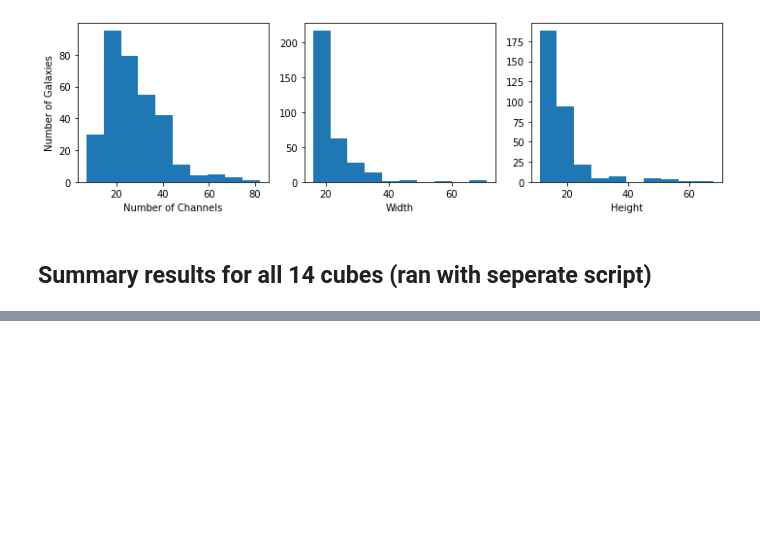
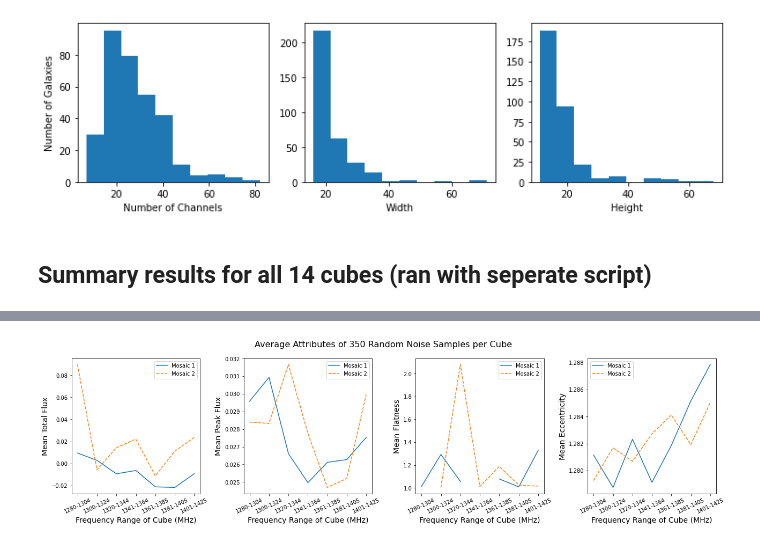
Before and after one commit to Jbarkai/HISourceFinder, a Jupyter notebook: notebooks/Exploratory Analysis.ipynb, the cells around one changed output, grey strips where cells are left out. Cells and saved outputs as stored; diff of their text form; code cells hidden in the pictures; blank space fills up the shorter version.

```diff
--- a/notebooks/Exploratory Analysis.ipynb
+++ b/notebooks/Exploratory Analysis.ipynb
@@ -431,0 +452,64 @@ plt.show()
+# %%
+import pandas as pd
+
+ndf_1353 = pd.DataFrame([i for i in noise_eccentricity if "1353" in i[0]], columns=[["filename", "eccentricity"]])
+ndf_1353.columns = ndf_1353.columns.map(''.join)
+ndf_1353["flatness"] = [i[1] for i in noise_flatness if "1353" in i[0]]
+ndf_1353["peak_flux"] = [i[1] for i in noise_peak_flux if "1353" in i[0]]
+ndf_1353["tot_flux"] = [i[1] for i in noise_tot_flux if "1353" in i[0]]
+ndf_1353['freq_1'] = [freq_dict["mask_" + i.split(".")[0] + ".fits"][0] for i in ndf_1353.filename]
+ndf_1353['freq_labels'] = ["-".join((np.round(np.array(freq_dict["mask_" + i.split(".")[0] + ".fits"])*1e-6)).astype(int).astype(str)) for i in ndf_1353.filename]
+ndf_1353 = ndf_1353.sort_values('freq_1')
+
+ndf_1245 = pd.DataFrame([i for i in noise_eccentricity if "1245" in i[0]], columns=[["filename", "eccentricity"]])
+ndf_1245.columns = ndf_1245.columns.map(''.join)
+ndf_1245["flatness"] = [i[1] for i in noise_flatness if "1245" in i[0]]
+ndf_1245["peak_flux"] = [i[1] for i in noise_peak_flux if "1245" in i[0]]
+ndf_1245["tot_flux"] = [i[1] for i in noise_tot_flux if "1245" in i[0]]
+ndf_1245['freq_1'] = [freq_dict["mask_" + i.split(".")[0] + ".fits"][0] for i in ndf_1245.filename]
+ndf_1245['freq_labels'] = ["-".join((np.round(np.array(freq_dict["mask_" + i.split(".")[0] + ".fits"])*1e-6)).astype(int).astype(str)) for i in ndf_1245.filename]
+ndf_1245 = ndf_1245.sort_values('freq_1')
+# %%
+fig, (ax1, ax2, ax3, ax4) = plt.subplots(1, 4, figsize=(18, 5))
+
+ax1.set_xlabel(r"Frequency Range of Cube (MHz)", fontsize=14)
+ax1.set_xticks(ticks=ndf_1245.freq_1)
+ax1.set_xticklabels(ndf_1245.freq_labels, rotation=25)
+ax1.set_ylabel("Mean Total Flux", fontsize=14)
+ax1.plot(ndf_1245.freq_1, ndf_1245.tot_flux, label="Mosaic 1")
+ax1.plot(ndf_1353.freq_1, ndf_1353.tot_flux, label="Mosaic 2", linestyle="--")
+ax1.tick_params(axis='y')
+ax1.legend()
+
+ax2.set_xlabel(r"Frequency Range of Cube (MHz)", fontsize=14)
+ax2.set_xticks(ticks=ndf_1245.freq_1)
+ax2.set_xticklabels(ndf_1245.freq_labels, rotation=25)
+ax2.set_ylabel("Mean Peak Flux", fontsize=14)
+ax2.plot(ndf_1245.freq_1, ndf_1245.peak_flux, label="Mosaic 1")
+ax2.plot(ndf_1353.freq_1, ndf_1353.peak_flux, label="Mosaic 2", linestyle="--")
+ax2.tick_params(axis='y')
+ax2.legend()
+
+ax3.set_xlabel(r"Frequency Range of Cube (MHz)", fontsize=14)
+ax3.set_xticks(ticks=ndf_1245.freq_1)
+ax3.set_xticklabels(ndf_1245.freq_labels, rotation=25)
+ax3.set_ylabel("Mean Flatness", fontsize=14)
+ax3.plot(ndf_1245.freq_1, ndf_1245.flatness, label="Mosaic 1")
+ax3.plot(ndf_1353.freq_1, ndf_1353.flatness, label="Mosaic 2", linestyle="--")
+ax3.tick_params(axis='y')
+ax3.legend()
+
+ax4.set_xlabel(r"Frequency Range of Cube (MHz)", fontsize=14)
+ax4.set_xticks(ticks=ndf_1245.freq_1)
+ax4.set_xticklabels(ndf_1245.freq_labels, rotation=25)
+ax4.set_ylabel("Mean Eccentricity", fontsize=14)
+ax4.plot(ndf_1245.freq_1, ndf_1245.eccentricity, label="Mosaic 1")
+ax4.plot(ndf_1353.freq_1, ndf_1353.eccentricity, label="Mosaic 2", linestyle="--")
+ax4.tick_params(axis='y')
+ax4.legend()
+
+fig.suptitle("Average Attributes of 350 Random Noise Samples per Cube", fontsize=16)
+fig.tight_layout()
+plt.show()
+# %% [output]
+[figure, added]
```
Also changed, not shown: parts of 7 cells of this notebook, 7 other files.
